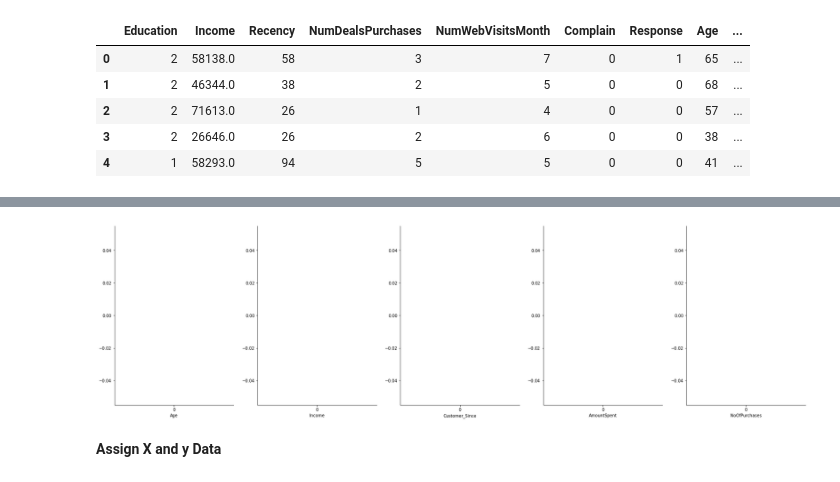
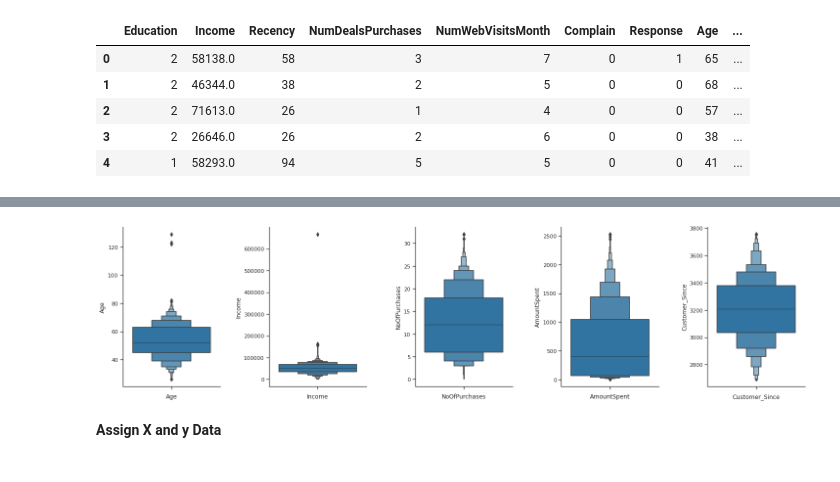
Before and after one commit to fgith/data-science, a Jupyter notebook: logistic-regression/logistic_regression_customerpersonality.ipynb, the cells around one changed output, grey strips where cells are left out. Drawn from its saved outputs; the diff is of its cells as text; code cells hidden in the pictures.

```diff
--- a/logistic-regression/logistic_regression_customerpersonality.ipynb
+++ b/logistic-regression/logistic_regression_customerpersonality.ipynb
@@ -150,6 +145,14 @@ df.drop("Dt_Customer",inplace = True, axis=1)
+# %%
+from datetime import date
+
+today = date.today()
+x = pd.to_datetime(today) - pd.to_datetime(df['Dt_Customer'])
+df['Customer_Since'] = x.dt.days
+
+df['AcceptedCmp_total'] = df['AcceptedCmp1'] + df['AcceptedCmp2'] + df['AcceptedCmp3'] + df['AcceptedCmp4'] + df['AcceptedCmp5']
 # %%
-df['Accepted_Cmp_Total'] = df['AcceptedCmp1'] + df['AcceptedCmp2'] + df['AcceptedCmp3'] + df['AcceptedCmp4'] + df['AcceptedCmp5']
-df.drop(['AcceptedCmp1','AcceptedCmp2','AcceptedCmp3','AcceptedCmp4','AcceptedCmp5'],axis=1,inplace=True)
+# Drop Dt_Customer
+df.drop(['Dt_Customer','AcceptedCmp1','AcceptedCmp2','AcceptedCmp3','AcceptedCmp4','AcceptedCmp5'], axis=1,inplace=True)
 df.head()
 # %% [output]
 |  | Education | Income | Recency | NumDealsPurchases | NumWebVisitsMonth | Complain | Response | Age | ... |
@@ -158,6 +161,3 @@ df.head()
 | 2 | 2 | 71613.0 | 26 | 1 | 4 | 0 | 0 | 57 | ... |
 | 3 | 2 | 26646.0 | 26 | 2 | 6 | 0 | 0 | 38 | ... |
 | 4 | 1 | 58293.0 | 94 | 5 | 5 | 0 | 0 | 41 | ... |
-# %%
-df.replace([np.inf, -np.inf], np.nan, inplace=True)
-df.fillna(0, inplace=True)
@@ -182,18 +164,20 @@ memory usage: 262.6 KB
+# %%
+df['Income'] = df['Income'].fillna(0)
 # %%
 import seaborn as sns
-features= ["Age", "Income", "Customer_Since", "AmountSpent", "NoOfPurchases"]
+sns.set_theme(style="ticks", palette="tab10")
 
-#create plots
-fig, axs = plt.subplots(ncols=len(features),figsize=(6*len(features),8))
-for i in range(len(features)):
-  sns.boxenplot(df=df[features[i]],
-                showfliers=True,
-                ax=axs[i],
-                palette =
-                ).set(xlabel=features[i])
-  sns.despine()
+cols = ['Age','Income','NoOfPurchases','AmountSpent','Customer_Since']
+
+fig, ax = plt.subplots(ncols=len(cols), figsize=(5 * len(cols),6), sharex = True)
+
+for i in range(len(cols)):
+  (sns.boxenplot(y=df[cols[i]],data=df, showfliers=True,ax=ax[i])).set(xlabel=cols[i])
+
+fig.subplots_adjust(hspace=0.5, wspace=0.5)
+sns.despine()
 # %% [output]
-[figure, old version]
+[figure, new version]
 # %% [markdown]
 **Assign X and y Data**
 # %%
```
Also changed, not shown: parts of 6 cells of this notebook.
